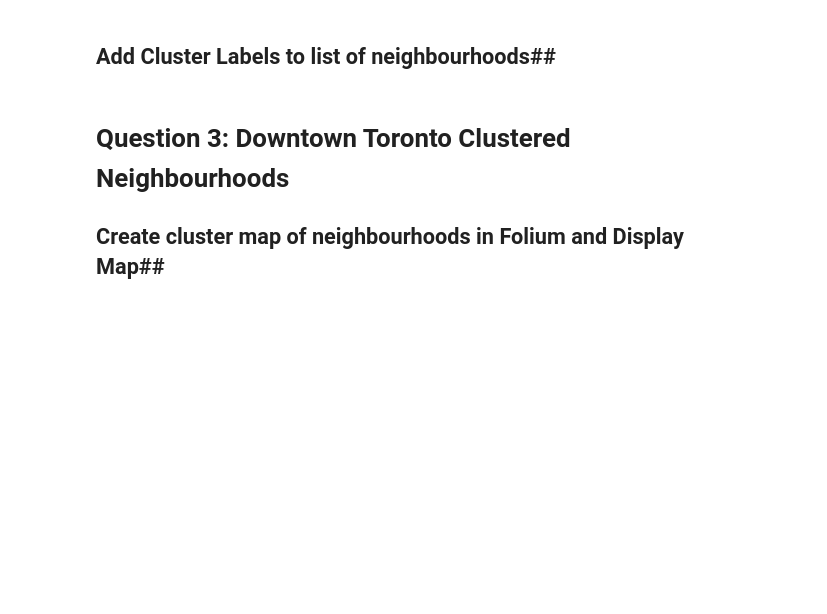
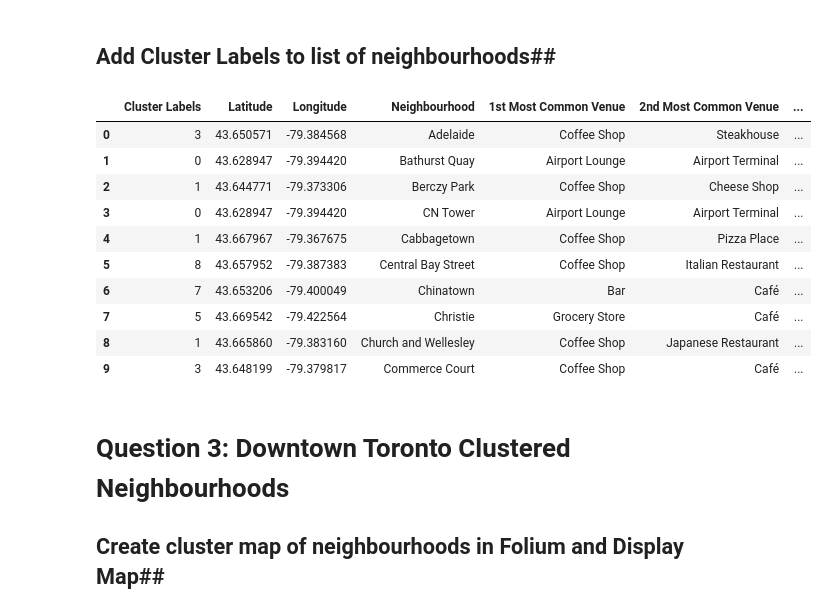
Before and after one commit to Kofi-Codrington/github-example, a Jupyter notebook: Applied Data Science Capstone - Week 3 Peer Graded Assignment.ipynb, the cells around one changed output. Saved outputs shown, nothing was run; the diff lists cells and outputs as text; code cells hidden in the pictures; blank space fills up the shorter version.

```diff
--- a/Applied Data Science Capstone - Week 3 Peer Graded Assignment.ipynb
+++ b/Applied Data Science Capstone - Week 3 Peer Graded Assignment.ipynb
@@ -255,3 +305,30 @@ toronto_grouped
+# %%
+def return_most_common_venues(row, num_top_venues):
+    row_categories = row.iloc[1:]
+    row_categories_sorted = row_categories.sort_values(ascending=False)
+
+    return row_categories_sorted.index.values[0:num_top_venues]
+# %%
+num_top_venues = 10
+
+indicators = ['st', 'nd', 'rd']
+
+# create columns according to number of top venues
+columns = ['Neighbourhood']
+for ind in np.arange(num_top_venues):
+    try:
+        columns.append('{}{} Most Common Venue'.format(ind+1, indicators[ind]))
+    except:
+        columns.append('{}th Most Common Venue'.format(ind+1))
+
+# create a new dataframe
+neighborhoods_venues_sorted = pd.DataFrame(columns=columns)
+neighborhoods_venues_sorted['Neighbourhood'] = toronto_grouped['Neighbourhood']
+
+for ind in np.arange(toronto_grouped.shape[0]):
+    neighborhoods_venues_sorted.iloc[ind, 1:] = return_most_common_venues(toronto_grouped.iloc[ind, :], num_top_venues)
+
+#neighborhoods_venues_sorted.head()
 # %% [markdown]
 ## K-Means Clustering on Average Dataset ##
 # %%
@@ -270,8 +349,23 @@ kmeans.labels_[0:10]
 # %%
 # add clustering labels
 df5.insert(0, 'Cluster Labels', kmeans.labels_)
-df5.columns=['Cluster Labels','Neighbourhood','Latitude','Longitude']
-df5
+df5.columns=['Cluster Labels','Neighbourhood0','Latitude','Longitude']
+df5=pd.concat([df5,neighborhoods_venues_sorted], axis=1)
+# %%
+df5.drop(df5.columns[1], axis=1, inplace=True)
+df5.head(10)
+# %% [output]
+|  | Cluster Labels | Latitude | Longitude | Neighbourhood | 1st Most Common Venue | 2nd Most Common Venue | ... |
+| 0 | 3 | 43.650571 | -79.384568 | Adelaide | Coffee Shop | Steakhouse | ... |
+| 1 | 0 | 43.628947 | -79.394420 | Bathurst Quay | Airport Lounge | Airport Terminal | ... |
+| 2 | 1 | 43.644771 | -79.373306 | Berczy Park | Coffee Shop | Cheese Shop | ... |
+| 3 | 0 | 43.628947 | -79.394420 | CN Tower | Airport Lounge | Airport Terminal | ... |
+| 4 | 1 | 43.667967 | -79.367675 | Cabbagetown | Coffee Shop | Pizza Place | ... |
+| 5 | 8 | 43.657952 | -79.387383 | Central Bay Street | Coffee Shop | Italian Restaurant | ... |
+| 6 | 7 | 43.653206 | -79.400049 | Chinatown | Bar | Café | ... |
+| 7 | 5 | 43.669542 | -79.422564 | Christie | Grocery Store | Café | ... |
+| 8 | 1 | 43.665860 | -79.383160 | Church and Wellesley | Coffee Shop | Japanese Restaurant | ... |
+| 9 | 3 | 43.648199 | -79.379817 | Commerce Court | Coffee Shop | Café | ... |
 # %% [markdown]
 # Question 3: Downtown Toronto Clustered Neighbourhoods #
 ## Create cluster map of neighbourhoods in Folium and Display Map##
```
Also changed, not shown: parts of 20 cells of this notebook.
